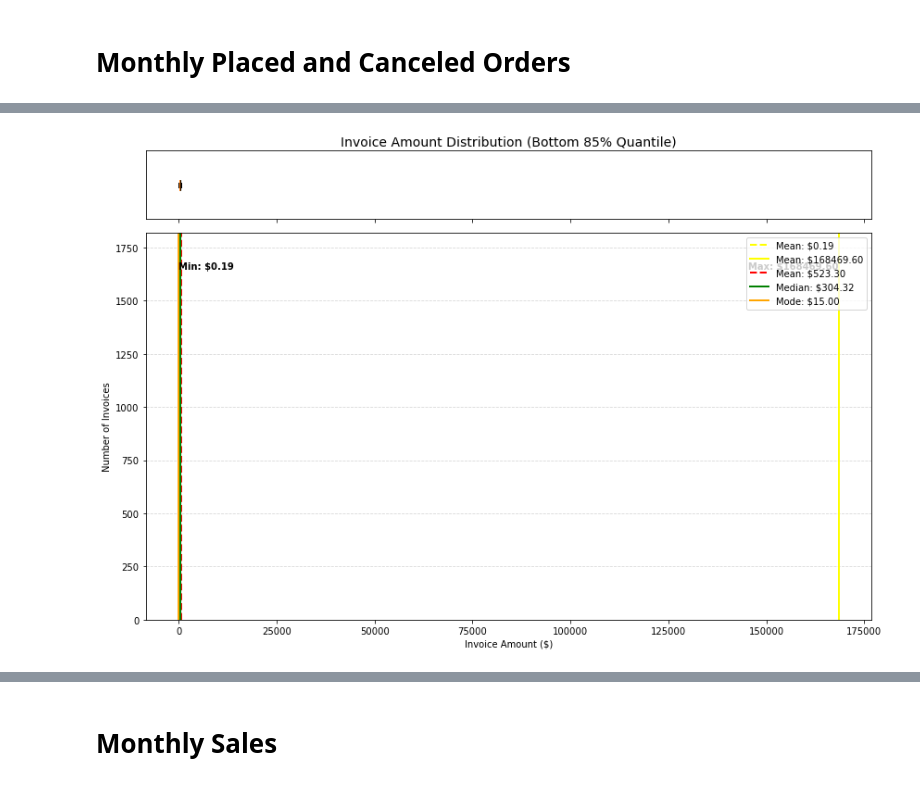
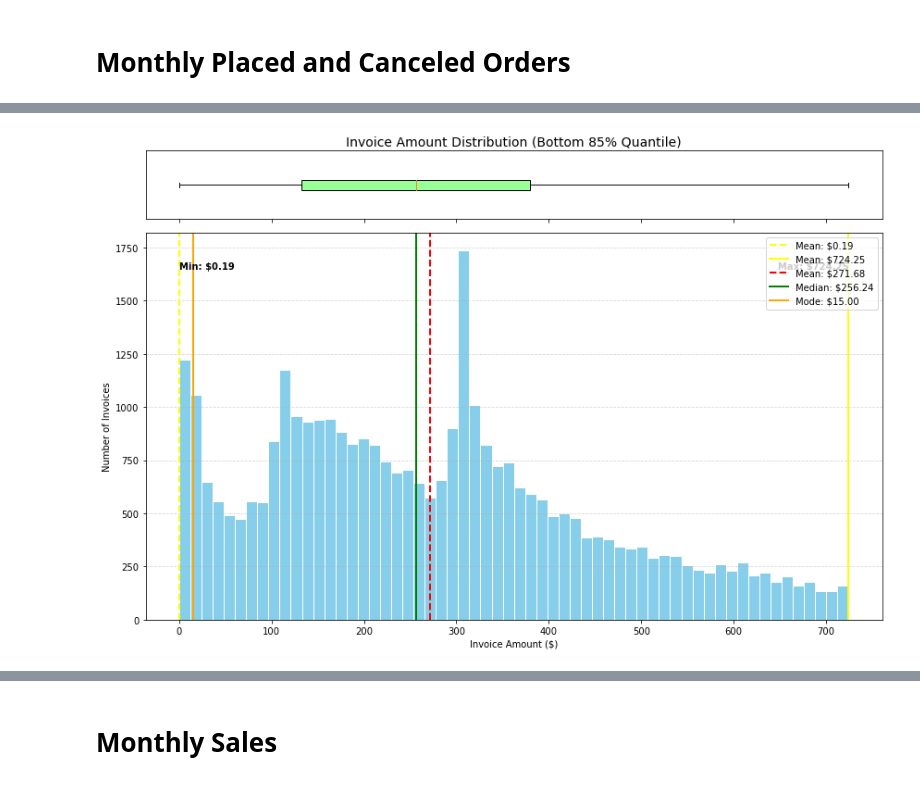
Before and after one commit to jarviscanada/jarvis_data_eng_SumikshTrehan, a Jupyter notebook: python_data_analytics/retail_data_analytics_wrangling.ipynb, the cells around one changed output, grey strips where cells are left out. Drawn from its saved outputs; the diff is of its cells as text; code cells hidden in the pictures.

Commit message:
chores(questions): modified ans for histogram

```diff
--- a/python_data_analytics/retail_data_analytics_wrangling.ipynb
+++ b/python_data_analytics/retail_data_analytics_wrangling.ipynb
@@ -358,11 +362,11 @@ q85 = invoice_df['invoice_amount'].quantile(0.85)
 dist_data_df = invoice_df[invoice_df['invoice_amount'] <= q85].copy()
 
 # 3. Calculate Stats for the filtered data (Scalars for plotting)
-# v_min = float(dist_data_df['invoice_amount'].min())
-# v_max = float(dist_data_df['invoice_amount'].max())
-# v_mean = float(dist_data_df['invoice_amount'].mean())
-# v_median = float(dist_data_df['invoice_amount'].median())
-# v_mode = float(dist_data_df['invoice_amount'].mode()[0])
+v_min = float(dist_data_df['invoice_amount'].min())
+v_max = float(dist_data_df['invoice_amount'].max())
+v_mean = float(dist_data_df['invoice_amount'].mean())
+v_median = float(dist_data_df['invoice_amount'].median())
+v_mode = float(dist_data_df['invoice_amount'].mode()[0])
 
 # 4. Visualization
 fig, (ax_box, ax_hist) = plt.subplots(2, sharex=True,
@@ -372,31 +376,31 @@ fig, (ax_box, ax_hist) = plt.subplots(2, sharex=True,
 # --- Top: Boxplot ---
 ax_box.boxplot(dist_data_df['invoice_amount'], vert=False, patch_artist=True,
                boxprops=dict(facecolor='#99ff99', color='black'))
 ax_box.set_title(f'Invoice Amount Distribution (Bottom 85% Quantile)', fontsize=14)
 ax_box.set_yticks([])
 
 # --- Bottom: Histogram ---
 counts, bins, patches = ax_hist.hist(dist_data_df['invoice_amount'], bins=60,
                                      color='skyblue', edgecolor='white')
 
 # Add vertical lines for statistics
 ax_hist.axvline(v_min, color='yellow', linestyle='--', linewidth=2, label=f'Mean: ${v_min:.2f}')
 ax_hist.axvline(v_max, color='yellow', linestyle='-', linewidth=2, label=f'Mean: ${v_max:.2f}')
 ax_hist.axvline(v_mean, color='red', linestyle='--', linewidth=2, label=f'Mean: ${v_mean:.2f}')
 ax_hist.axvline(v_median, color='green', linestyle='-', linewidth=2, label=f'Median: ${v_median:.2f}')
 ax_hist.axvline(v_mode, color='orange', linestyle='-', linewidth=2, label=f'Mode: ${v_mode:.2f}')
 
 # Annotate Min and Max values
 ax_hist.text(v_min, max(counts)*0.95, f'Min: ${v_min:.2f}', fontweight='bold')
 ax_hist.text(v_max, max(counts)*0.95, f'Max: ${v_max:.2f}', fontweight='bold', horizontalalignment='right')
 
 # Formatting labels and legend
 ax_hist.set_xlabel('Invoice Amount ($)')
 ax_hist.set_ylabel('Number of Invoices')
 ax_hist.legend(loc='upper right')
 ax_hist.grid(axis='y', linestyle='--', alpha=0.5)
 
 plt.tight_layout()
 plt.show()
 # %% [output]
-[figure, old version]
+[figure, new version]
```
Also changed, not shown: parts of 6 cells of this notebook.
